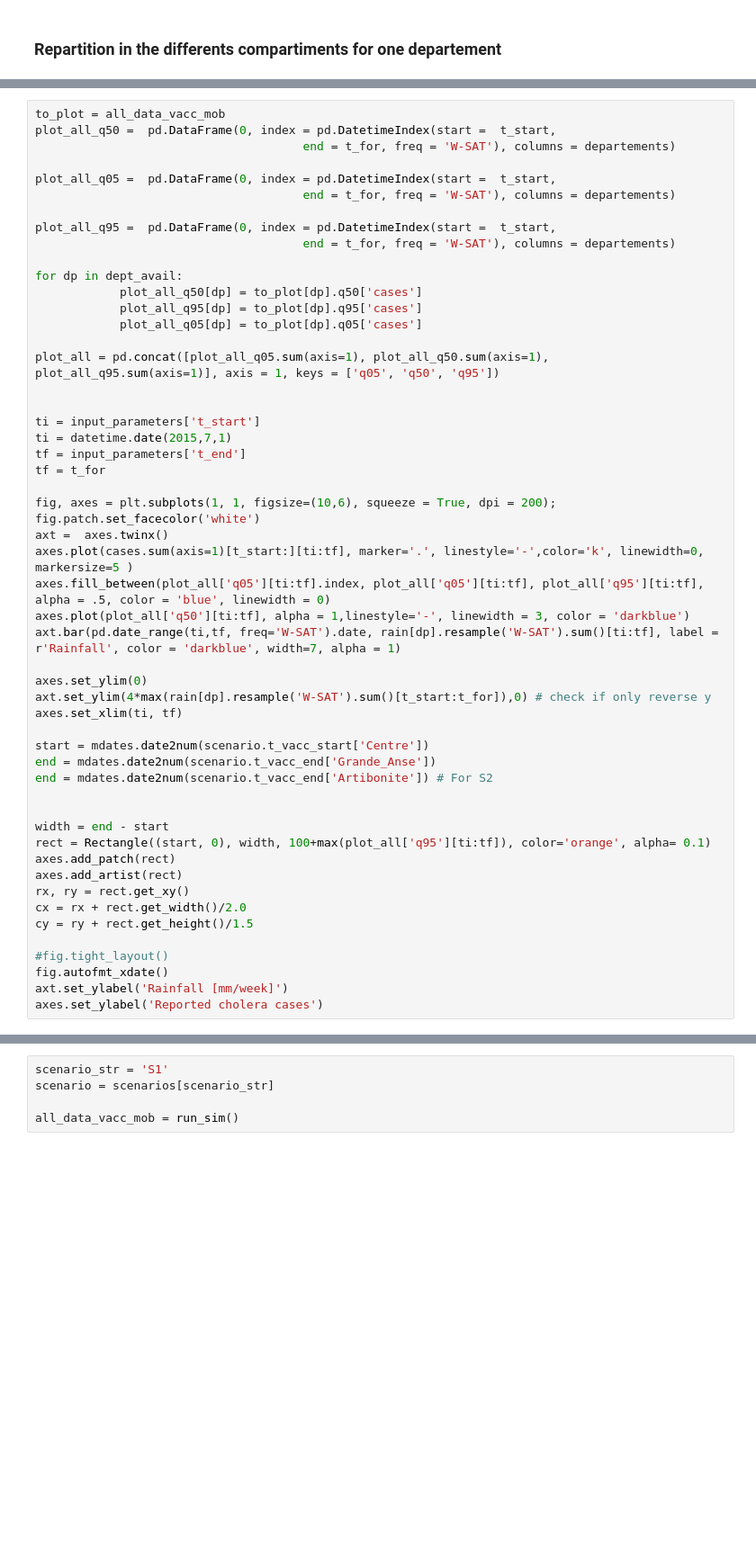
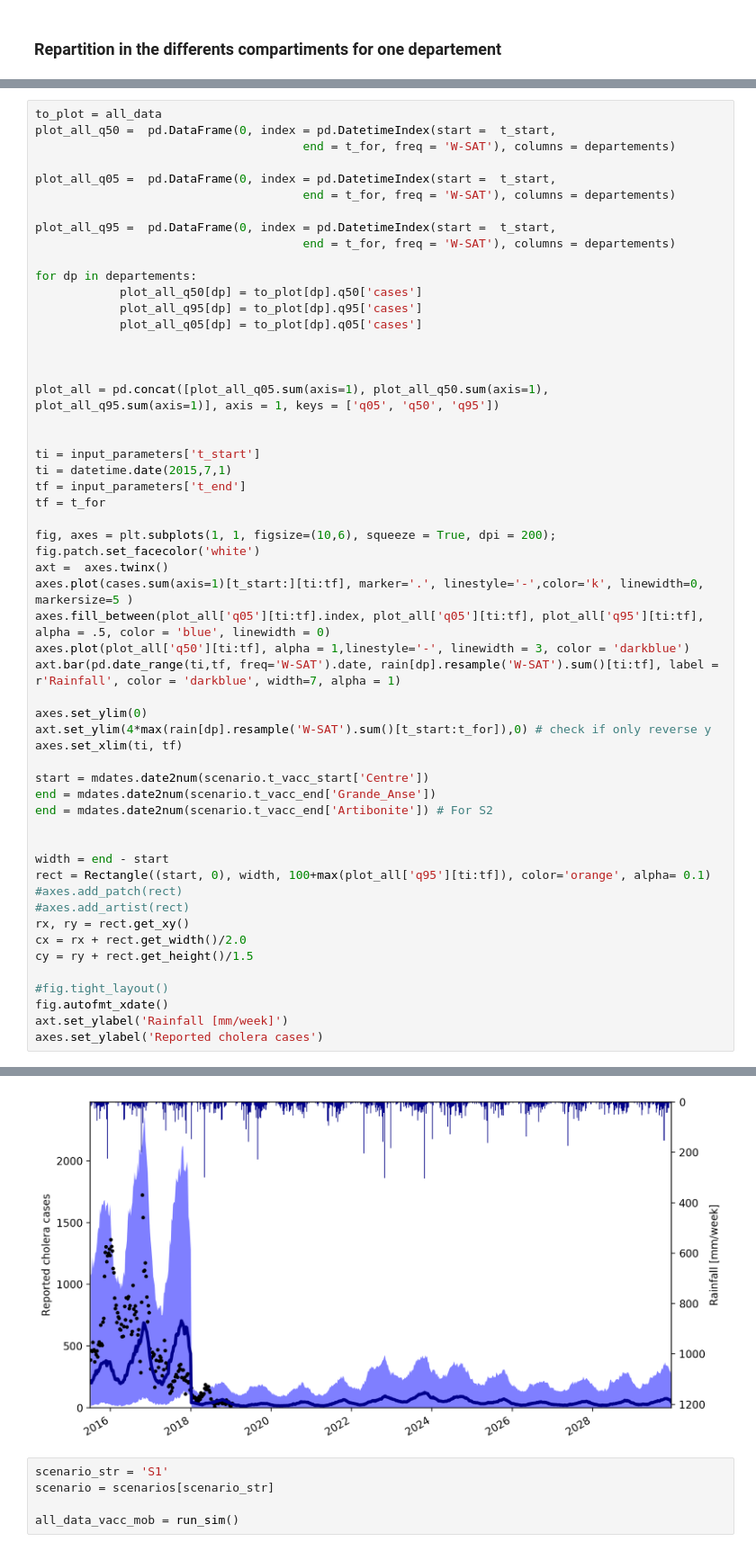
Before and after one commit to jcblemai/haiti-mass-ocv-campaign, a Jupyter notebook: forecast_all-dept.ipynb, the cells around one changed output, grey strips where cells are left out. Shown at 90% size. Drawn from its saved outputs; the diff is of its cells as text; blank space fills up the shorter version.

```diff
--- a/forecast_all-dept.ipynb
+++ b/forecast_all-dept.ipynb
@@ -257,5 +256,5 @@ fig.tight_layout()
 # %%
-to_plot = all_data_vacc_mob
+to_plot = all_data
 plot_all_q50 =  pd.DataFrame(0, index = pd.DatetimeIndex(start =  t_start,
                                       end = t_for, freq = 'W-SAT'), columns = departements)
 
@@ -265,10 +264,12 @@ plot_all_q05 =  pd.DataFrame(0, index = pd.DatetimeIndex(start =  t_start,
 plot_all_q95 =  pd.DataFrame(0, index = pd.DatetimeIndex(start =  t_start,
                                       end = t_for, freq = 'W-SAT'), columns = departements)
 
-for dp in dept_avail:
+for dp in departements:
             plot_all_q50[dp] = to_plot[dp].q50['cases']
             plot_all_q95[dp] = to_plot[dp].q95['cases']
             plot_all_q05[dp] = to_plot[dp].q05['cases']
+
+
 
 plot_all = pd.concat([plot_all_q05.sum(axis=1), plot_all_q50.sum(axis=1), plot_all_q95.sum(axis=1)], axis = 1, keys = ['q05', 'q50', 'q95'])
 
@@ -297,8 +298,8 @@ end = mdates.date2num(scenario.t_vacc_end['Artibonite']) # For S2
 
 width = end - start
 rect = Rectangle((start, 0), width, 100+max(plot_all['q95'][ti:tf]), color='orange', alpha= 0.1)
-axes.add_patch(rect)
-axes.add_artist(rect)
+#axes.add_patch(rect)
+#axes.add_artist(rect)
 rx, ry = rect.get_xy()
 cx = rx + rect.get_width()/2.0
 cy = ry + rect.get_height()/1.5
@@ -312,3 +313,4 @@ NameError: name 'all_data_vacc_mob' is not defined
+[figure, added]
 # %%
 scenario_str = 'S1'
 scenario = scenarios[scenario_str]
```
Also changed, not shown: parts of 6 cells of this notebook, 5 other files.
